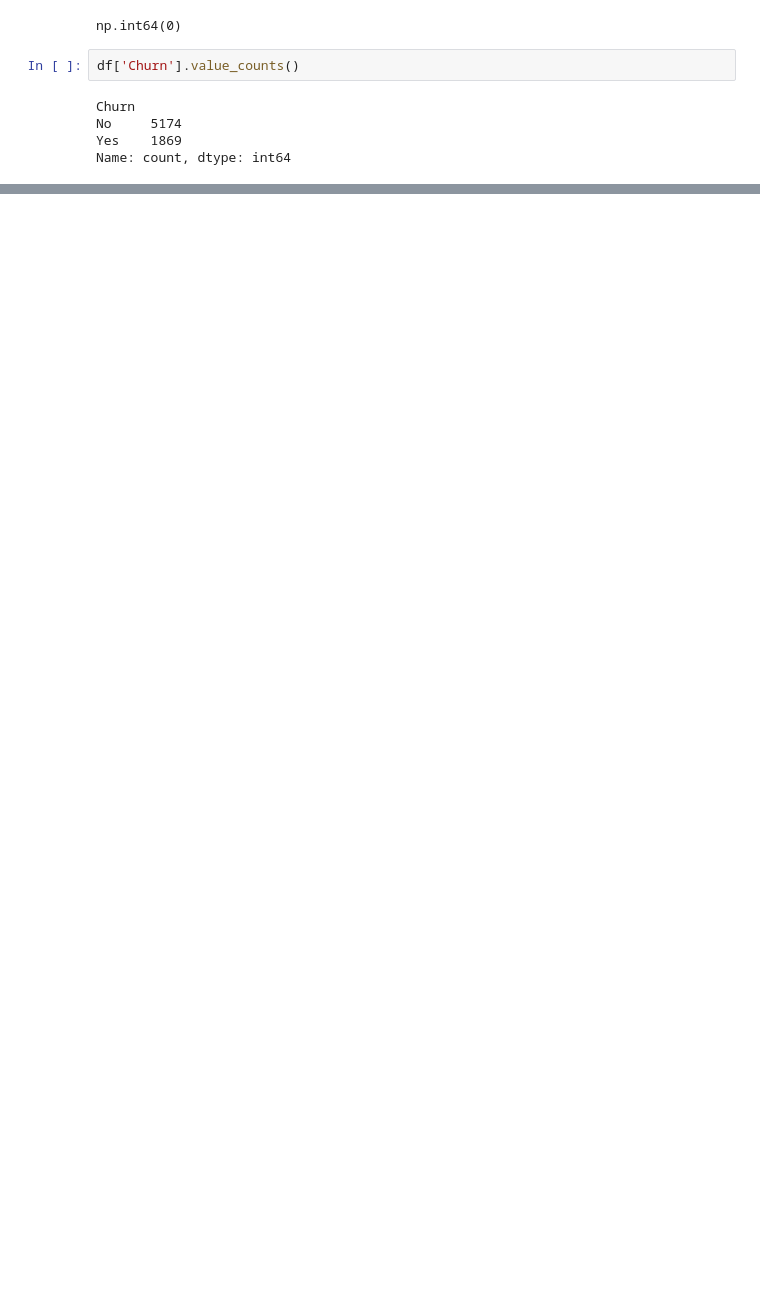
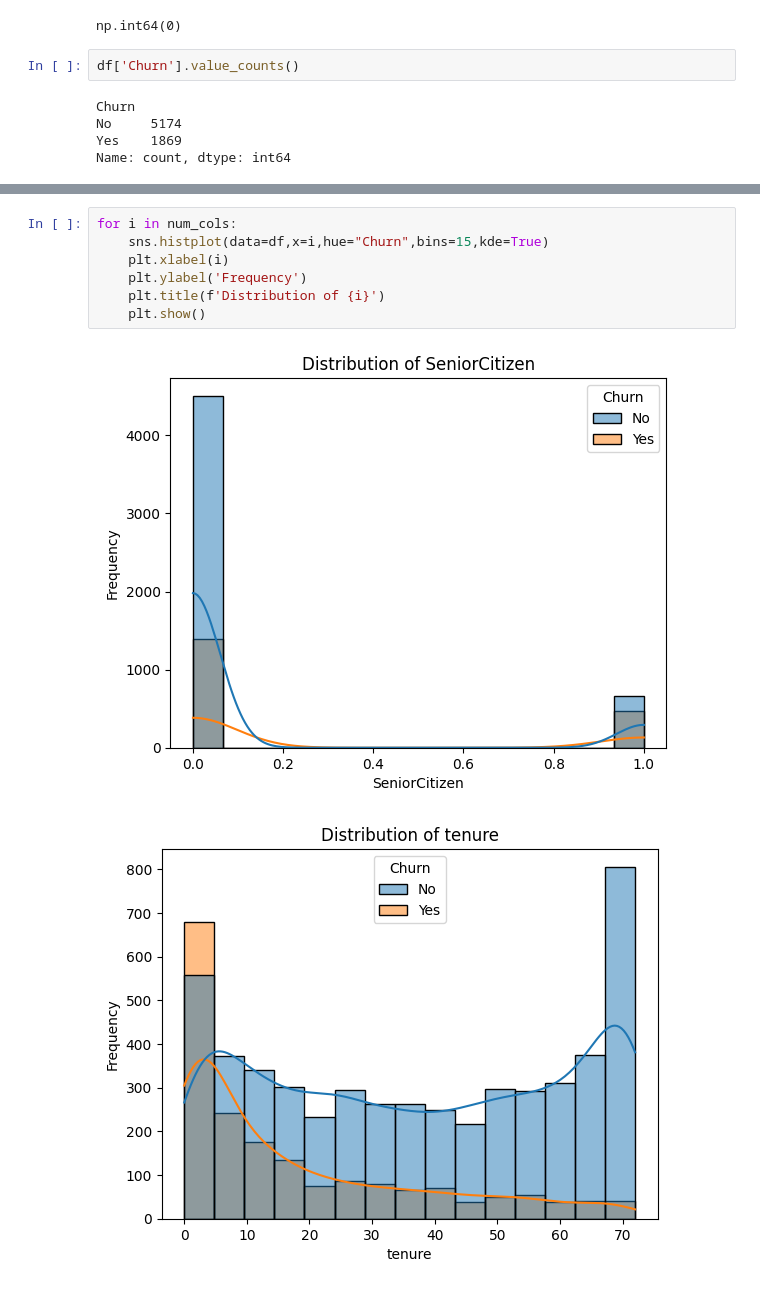
Before and after one commit to Sangamithra11/Churnsense, a Jupyter notebook: notebooks/01_eda.ipynb, the cells around one changed output, grey strips where cells are left out. Drawn from its saved outputs; the diff is of its cells as text; blank space fills up the shorter version.

```diff
--- a/notebooks/01_eda.ipynb
+++ b/notebooks/01_eda.ipynb
@@ -118,0 +136,10 @@ Name: count, dtype: int64
+# %%
+for i in num_cols:
+    sns.histplot(data=df,x=i,hue="Churn",bins=15,kde=True)
+    plt.xlabel(i)
+    plt.ylabel('Frequency')
+    plt.title(f'Distribution of {i}')
+    plt.show()
+# %% [output]
+[figure, added]
+[figure, added]
```
Also changed, not shown: parts of 10 cells of this notebook.
